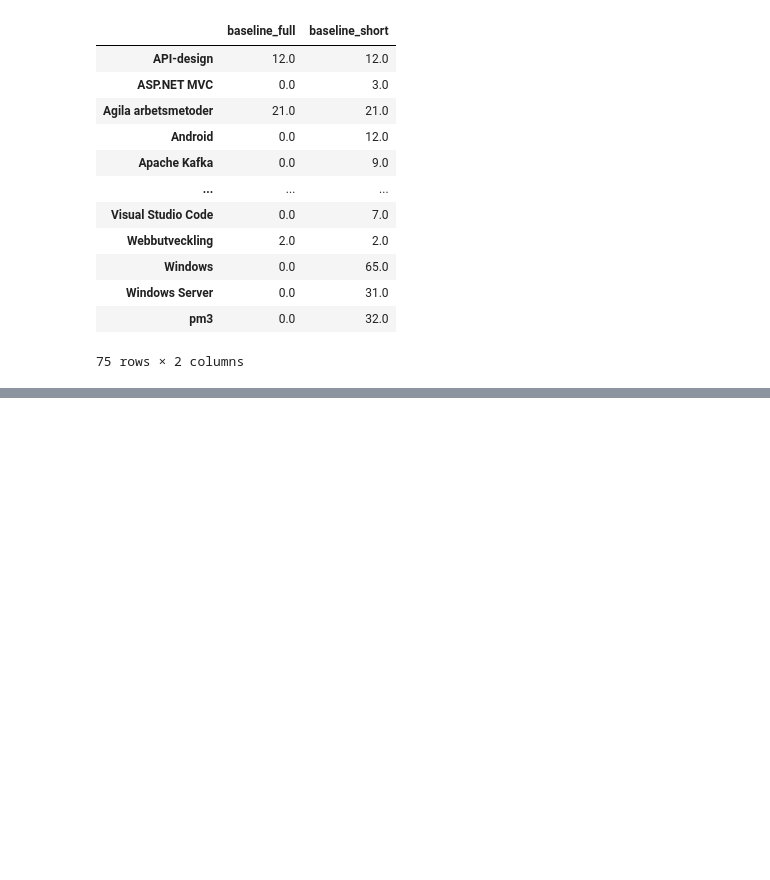
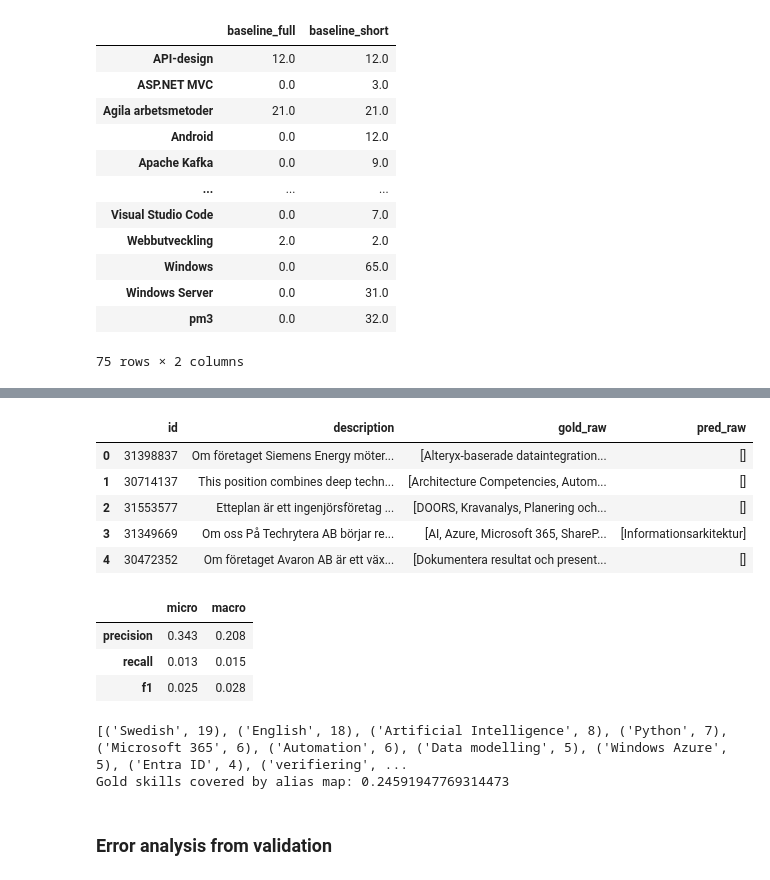
Before and after one commit to IreneGrisenti/Job_Ads_Skill_Analyzer, a Jupyter notebook: notebooks/04_baseline.ipynb, the cells around one changed output, grey strips where cells are left out. Saved outputs shown, nothing was run; the diff lists cells and outputs as text; code cells hidden in the pictures; blank space fills up the shorter version.

```diff
--- a/notebooks/04_baseline.ipynb
+++ b/notebooks/04_baseline.ipynb
@@ -97,0 +129,14 @@ comparison
+# %%
+val_df = val_df.drop(columns="spans")
+val_df = val_df.rename(columns={"skills": "gold_raw"})
+
+val_df["pred_raw"] = val_df["description"].apply(lambda text: extract_skills(text, skills_short))
+
+val_df.head()
+# %% [output]
+|  | id | description | gold_raw | pred_raw |
+| 0 | 31398837 | Om företaget Siemens Energy möter... | [Alteryx-baserade dataintegration... | [] |
+| 1 | 30714137 | This position combines deep techn... | [Architecture Competencies, Autom... | [] |
+| 2 | 31553577 | Etteplan är ett ingenjörsföretag ... | [DOORS, Kravanalys, Planering och... | [] |
+| 3 | 31349669 | Om oss På Techrytera AB börjar re... | [AI, Azure, Microsoft 365, ShareP... | [Informationsarkitektur] |
+| 4 | 30472352 | Om företaget Avaron AB är ett väx... | [Dokumentera resultat och present... | [] |
@@ -97,0 +152,26 @@ comparison
+# %%
+micro_metrics = calculate_micro_metrics(gold, pred)
+macro_metrics = calculate_macro_metrics(gold, pred)
+
+comparison = pd.DataFrame({"micro": micro_metrics, "macro": macro_metrics})
+
+comparison.head(3)
+# %% [output]
+|  | micro | macro |
+| precision | 0.343 | 0.208 |
+| recall | 0.013 | 0.015 |
+| f1 | 0.025 | 0.028 |
+# %%
+# 1. Most frequently missed skills
+fn_counter = Counter(s for i in gold for s in gold[i] - pred[i])
+print(fn_counter.most_common(20))
+
+# 2. Coverage: share of gold skills that exist in the alias map at all
+known = set(alias_to_canonical.values())
+all_gold = [s for i in gold for s in gold[i]]
+print("Gold skills covered by alias map:", sum(s in known for s in all_gold) / len(all_gold))
+# %% [output]
+[('Swedish', 19), ('English', 18), ('Artificial Intelligence', 8), ('Python', 7), ('Microsoft 365', 6), ('Automation', 6), ('Data modelling', 5), ('Windows Azure', 5), ('Entra ID', 4), ('verifiering', ...
+Gold skills covered by alias map: 0.24591947769314473
+# %% [markdown]
+### Error analysis from validation
```
Also changed, not shown: parts of 9 cells of this notebook.
